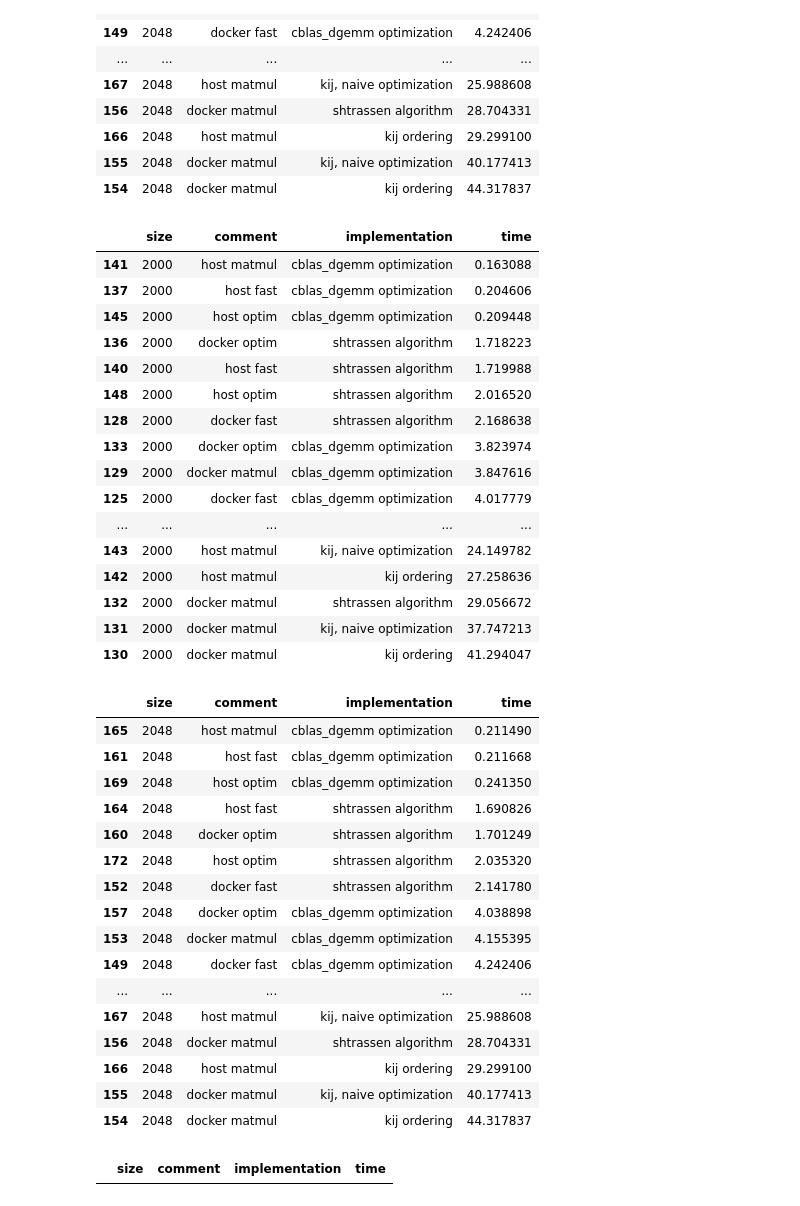
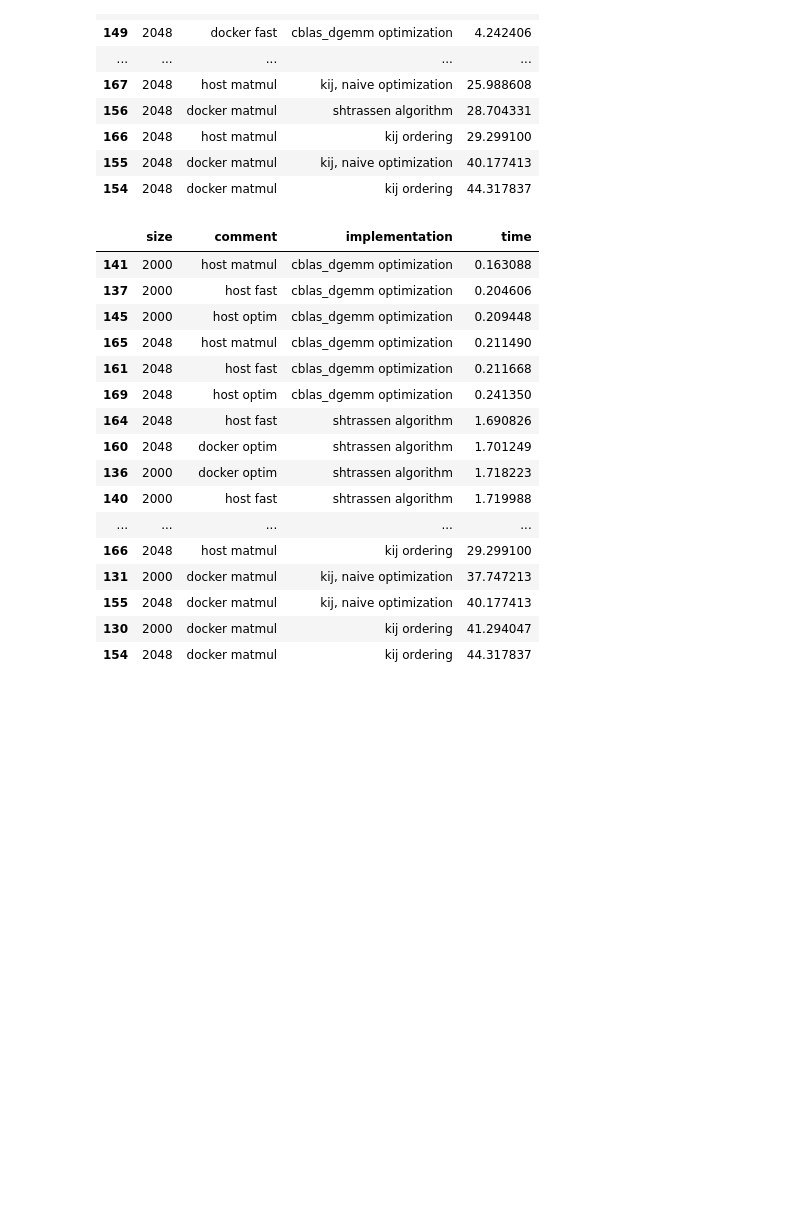
Before and after one commit to cherninkiy/made-2021-hpc, a Jupyter notebook: hw2/results.ipynb, the cells around one changed output. Drawn from its saved outputs; the diff is of its cells as text; code cells hidden in the pictures; blank space fills up the shorter version.

```diff
--- a/hw2/results.ipynb
+++ b/hw2/results.ipynb
@@ -175,48 +175,26 @@ for c in sorted(set(df_avg["size"].values)):
 | 155 | 2048 | docker matmul | kij, naive optimization | 40.177413 |
 | 154 | 2048 | docker matmul | kij ordering | 44.317837 |
 # %%
-for c in (2000, 2048):
-    df1 = df_avg[df_avg["size"] == c]
-    display(df1.sort_values(by="time"))
+df1 = df_avg[df_avg["size"] >= 2000]
+display(df1.sort_values(by="time"))
 # %% [output]
 |  | size | comment | implementation | time |
 | 141 | 2000 | host matmul | cblas_dgemm optimization | 0.163088 |
 | 137 | 2000 | host fast | cblas_dgemm optimization | 0.204606 |
 | 145 | 2000 | host optim | cblas_dgemm optimization | 0.209448 |
+| 165 | 2048 | host matmul | cblas_dgemm optimization | 0.211490 |
+| 161 | 2048 | host fast | cblas_dgemm optimization | 0.211668 |
+| 169 | 2048 | host optim | cblas_dgemm optimization | 0.241350 |
+| 164 | 2048 | host fast | shtrassen algorithm | 1.690826 |
+| 160 | 2048 | docker optim | shtrassen algorithm | 1.701249 |
 | 136 | 2000 | docker optim | shtrassen algorithm | 1.718223 |
 | 140 | 2000 | host fast | shtrassen algorithm | 1.719988 |
-| 148 | 2000 | host optim | shtrassen algorithm | 2.016520 |
-| 128 | 2000 | docker fast | shtrassen algorithm | 2.168638 |
-| 133 | 2000 | docker optim | cblas_dgemm optimization | 3.823974 |
-| 129 | 2000 | docker matmul | cblas_dgemm optimization | 3.847616 |
-| 125 | 2000 | docker fast | cblas_dgemm optimization | 4.017779 |
 | ... | ... | ... | ... | ... |
-| 143 | 2000 | host matmul | kij, naive optimization | 24.149782 |
-| 142 | 2000 | host matmul | kij ordering | 27.258636 |
-| 132 | 2000 | docker matmul | shtrassen algorithm | 29.056672 |
+| 166 | 2048 | host matmul | kij ordering | 29.299100 |
 | 131 | 2000 | docker matmul | kij, naive optimization | 37.747213 |
+| 155 | 2048 | docker matmul | kij, naive optimization | 40.177413 |
 | 130 | 2000 | docker matmul | kij ordering | 41.294047 |
+| 154 | 2048 | docker matmul | kij ordering | 44.317837 |
-|  | size | comment | implementation | time |
-| 165 | 2048 | host matmul | cblas_dgemm optimization | 0.211490 |
-| 161 | 2048 | host fast | cblas_dgemm optimization | 0.211668 |
-| 169 | 2048 | host optim | cblas_dgemm optimization | 0.241350 |
-| 164 | 2048 | host fast | shtrassen algorithm | 1.690826 |
-| 160 | 2048 | docker optim | shtrassen algorithm | 1.701249 |
-| 172 | 2048 | host optim | shtrassen algorithm | 2.035320 |
-| 152 | 2048 | docker fast | shtrassen algorithm | 2.141780 |
-| 157 | 2048 | docker optim | cblas_dgemm optimization | 4.038898 |
-| 153 | 2048 | docker matmul | cblas_dgemm optimization | 4.155395 |
-| 149 | 2048 | docker fast | cblas_dgemm optimization | 4.242406 |
-| ... | ... | ... | ... | ... |
-| 167 | 2048 | host matmul | kij, naive optimization | 25.988608 |
-| 156 | 2048 | docker matmul | shtrassen algorithm | 28.704331 |
-| 166 | 2048 | host matmul | kij ordering | 29.299100 |
-| 155 | 2048 | docker matmul | kij, naive optimization | 40.177413 |
-| 154 | 2048 | docker matmul | kij ordering | 44.317837 |
-# %%
-df_avg[df_avg["size"] == c]
-# %% [output]
-|  | size | comment | implementation | time |
 # %% [markdown]
 ## Резульаты:
 
```
Also changed, not shown: parts of 2 cells of this notebook.
